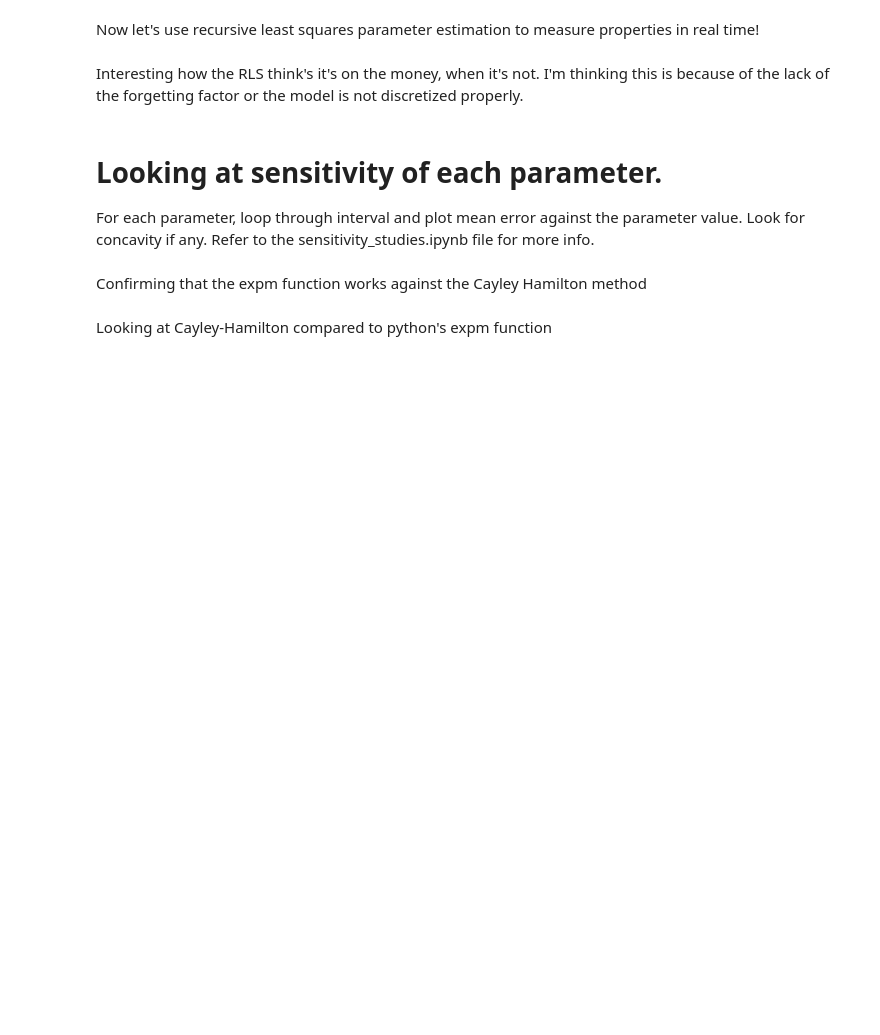
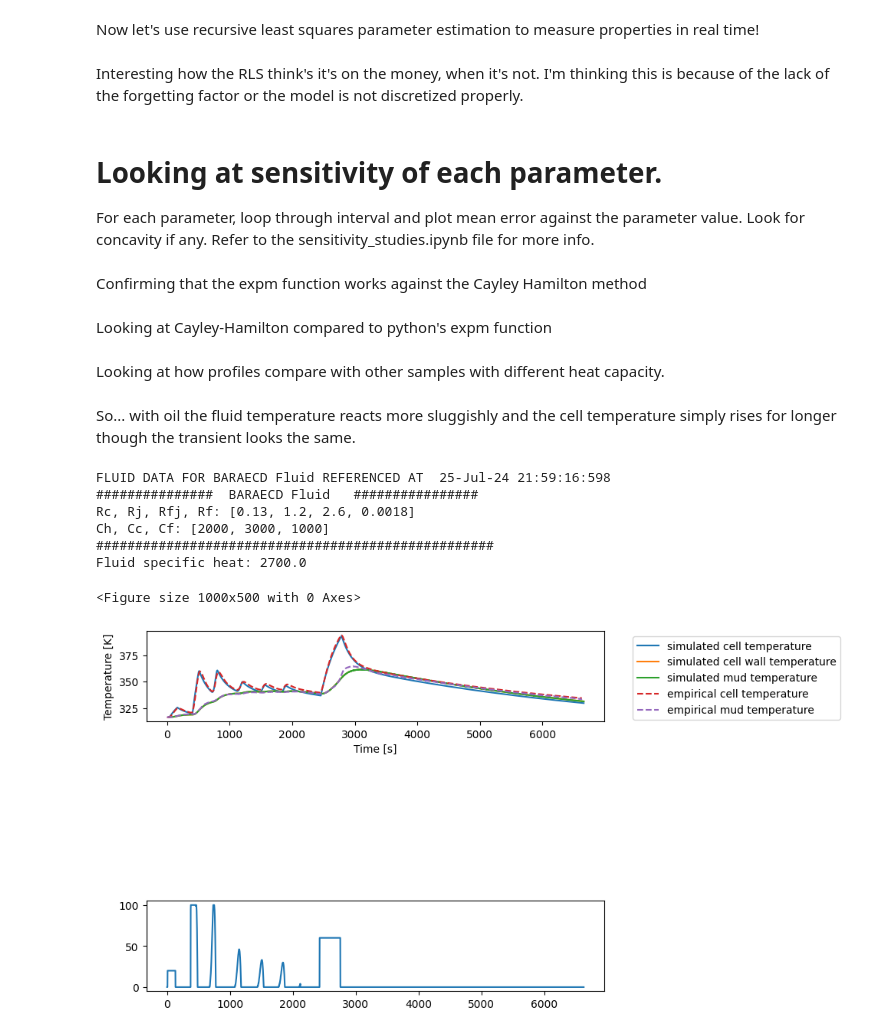
Before and after one commit to qiaomein/DRU_thermal_estimator, a Jupyter notebook: playground.ipynb, the cells around one changed output. Cells and saved outputs as stored; diff of their text form; code cells hidden in the pictures; blank space fills up the shorter version.

```diff
--- a/playground.ipynb
+++ b/playground.ipynb
@@ -404,3 +492,5 @@ eA = expm(A) @ expm(A)
 print(eA - eACH) # the difference should be close to 0
 
 print(logm(eA)/2) # getting A back
+# %% [markdown]
+Looking at how profiles compare with other samples with different heat capacity.
@@ -406,0 +529,35 @@ print(logm(eA)/2) # getting A back
+# %% [markdown]
+So... with oil the fluid temperature reacts more sluggishly and the cell temperature simply rises for longer though the transient looks the same.
+# %%
+from dru_thermal_model import *
+from data_visualizer import *
+
+# read in test data
+plt.figure(figsize=(10,5))
+filename = "mud_pid1.csv"
+sample_name = "BARAECD Fluid"
+my_fluid = MysteriousMud(sample_name) # name the sample
+my_fluid.importRawData(filename) # load in raw data
+
+model = ThermalModel(my_fluid) # instantiate the model
+
+# self.thermal_resistances = [Rc, Rj,Rfj,Rf]
+# self.thermal_capacitances = [Ch, Cc, Cf]
+
+# externally set the system parameters
+model.thermal_resistances = [.13, 1.2, 2.6, .0018] # Rf
+model.thermal_capacitances = [2000, 3000, 1000]
+model.Tambient = 300 # set the ambient temperature
+
+x0 = np.array([my_fluid.temp_cell[0],my_fluid.temp_fluid[0],my_fluid.temp_fluid[0]])
+model.forcedResponse(x0)
+model.plot()
+# %% [output]
+FLUID DATA FOR BARAECD Fluid REFERENCED AT  25-Jul-24 21:59:16:598
+###############  BARAECD Fluid   ################
+Rc, Rj, Rfj, Rf: [0.13, 1.2, 2.6, 0.0018]
+Ch, Cc, Cf: [2000, 3000, 1000]
+###################################################
+Fluid specific heat: 2700.0
+<Figure size 1000x500 with 0 Axes>
+[figure, added]
```
Also changed, not shown: parts of 13 cells of this notebook, 53 other files.
